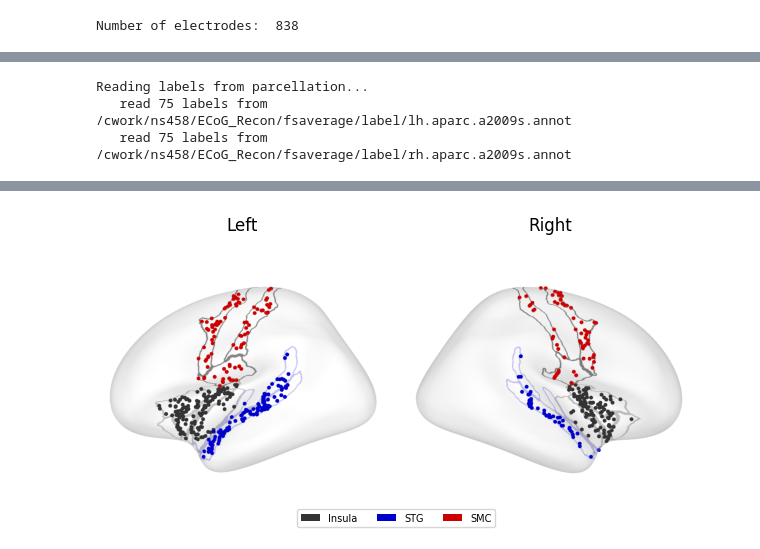
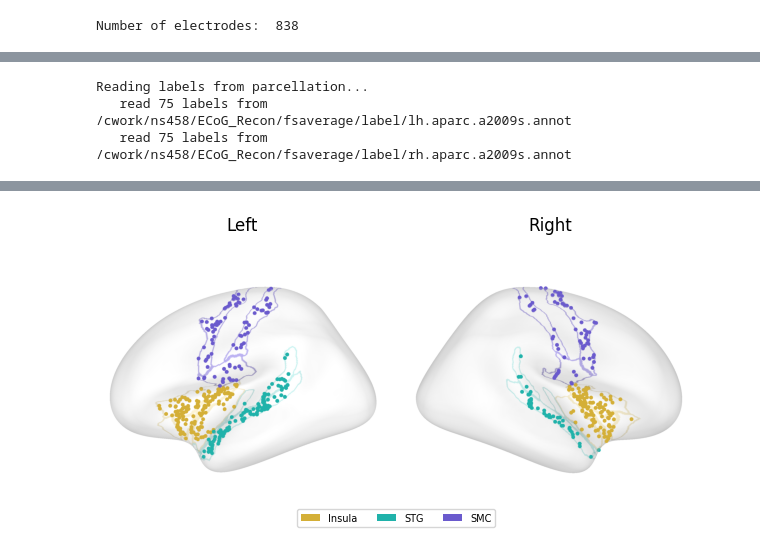
Before and after one commit to shinanlin/insula, a Jupyter notebook: viz/electrodes.ipynb, the cells around one changed output, grey strips where cells are left out. Cells and saved outputs as stored; diff of their text form; code cells hidden in the pictures.

```diff
--- a/viz/electrodes.ipynb
+++ b/viz/electrodes.ipynb
@@ -304,10 +310,16 @@ from mne.viz import Brain
 from scipy.spatial import cKDTree
 
 # 定义三个ROI的颜色
+# roi_colors = {
+#     'Insula': '#81B29A',    # 深灰色
+#     'STG': '#F2CC8F',       # 蓝色
+#     'SMC': '#9F86C0',       # 红色
+# }
+
 roi_colors = {
-    'Insula': (0.2, 0.2, 0.2),    # 深灰色
-    'STG': (0.0, 0.0, 0.8),       # 蓝色
-    'SMC': (0.8, 0.0, 0.0),       # 红色
+    'Insula': '#D4AF37',    # 深灰色
+    'STG': '#20B2AA',       # 蓝色
+    'SMC': '#6A5ACD',       # 红色
 }
 
 # 读取labels用于过滤电极
@@ -435,15 +447,15 @@ for lab in labels:
     # Insula
     if 'ins' in name.lower():
         if lab.hemi == 'lh':
-            lh_brain.add_label(lab, borders=True, color=(0.05, 0.05, 0.05), alpha=0.5)
+            lh_brain.add_label(lab, borders=True, color=roi_colors['Insula'], alpha=0.5)
         elif lab.hemi == 'rh':
-            rh_brain.add_label(lab, borders=True, color=(0.05, 0.05, 0.05), alpha=0.5)
+            rh_brain.add_label(lab, borders=True, color=roi_colors['Insula'], alpha=0.5)
 
     if ('G_temp_sup' in name):
         if lab.hemi == 'lh':
-            lh_brain.add_label(lab, borders=True, color=(0.0, 0.0, 0.8), alpha=0.5)
+            lh_brain.add_label(lab, borders=True, color=roi_colors['STG'], alpha=0.5)
         elif lab.hemi == 'rh':
-            rh_brain.add_label(lab, borders=True, color=(0.0, 0.0, 0.8), alpha=0.5)
+            rh_brain.add_label(lab, borders=True, color=roi_colors['STG'], alpha=0.5)
 
     smc_keys = [
         'G_precentral',
@@ -452,9 +464,9 @@ for lab in labels:
     ]
     if any(k in name for k in smc_keys):
         if lab.hemi == 'lh':
-            lh_brain.add_label(lab, borders=True, color='black', alpha=0.7)
+            lh_brain.add_label(lab, borders=True, color=roi_colors['SMC'], alpha=0.7)
         elif lab.hemi == 'rh':
-            rh_brain.add_label(lab, borders=True, color='black', alpha=0.7)
+            rh_brain.add_label(lab, borders=True, color=roi_colors['SMC'], alpha=0.7)
 
 for brain in (lh_brain, rh_brain):
     brain.show_view(view="lateral", distance=400)
@@ -477,6 +489,7 @@ fig.legend(handles=legend_elements, loc='lower center', ncol=3, fontsize=7)
 lh_brain.close()
 rh_brain.close()
 
+plt.savefig('../img/fig1/electrode_distribution.svg', dpi=300, bbox_inches='tight')
 plt.tight_layout()
 plt.show()
 # %% [output]
@@ -503 +516 @@ libEGL warning: failed to open /dev/dri/card0: Permission denied
-[figure, old version]
+[figure, new version]
```
Also changed, not shown: parts of 15 cells of this notebook.
